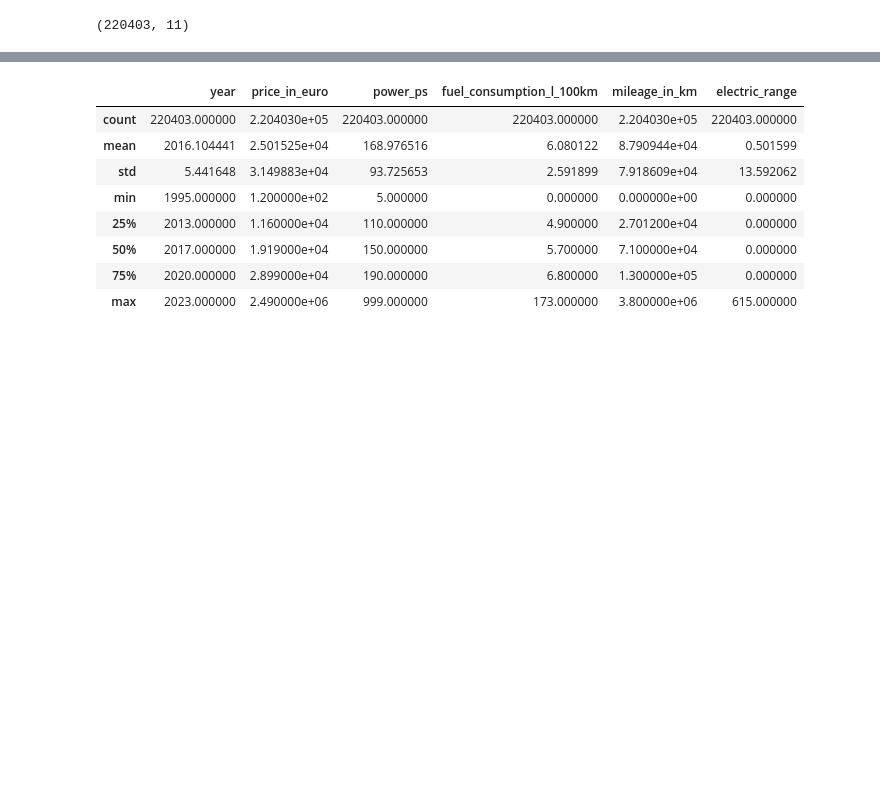
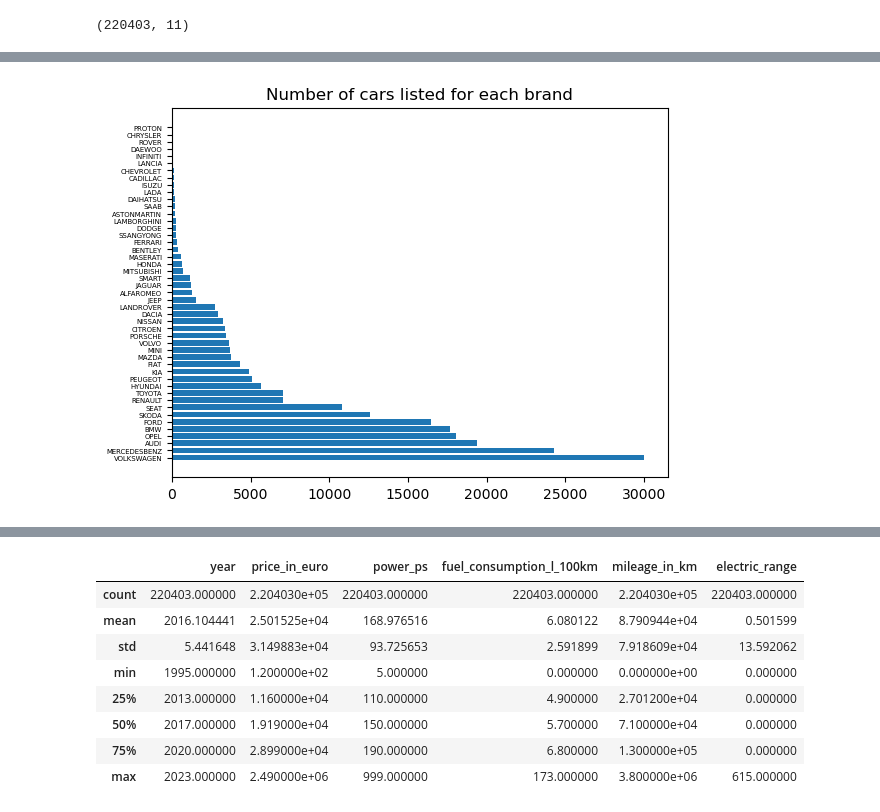
Before and after one commit to Matei00/UsedCars, a Jupyter notebook: UsedCars.ipynb, the cells around one changed output, grey strips where cells are left out. Saved outputs shown, nothing was run; the diff lists cells and outputs as text; code cells hidden in the pictures; blank space fills up the shorter version.

```diff
--- a/UsedCars.ipynb
+++ b/UsedCars.ipynb
@@ -179,0 +214,8 @@ df.shape
+# %%
+offer = df['brand'].value_counts()
+plt.barh(offer.index, offer.values)
+plt.yticks(fontsize=5)
+plt.title('Number of cars listed for each brand')
+plt.show()
+# %% [output]
+[figure, added]
```
Also changed, not shown: parts of 15 cells of this notebook.
